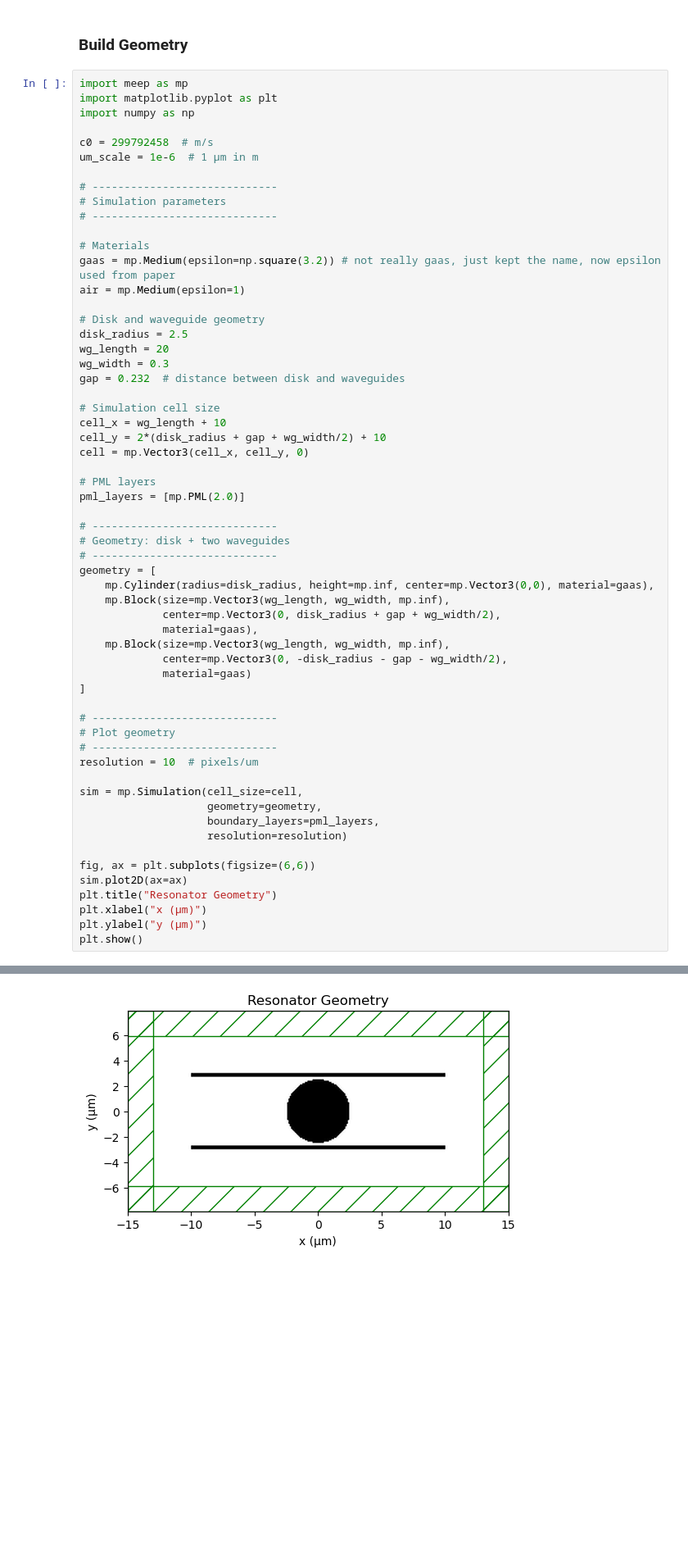
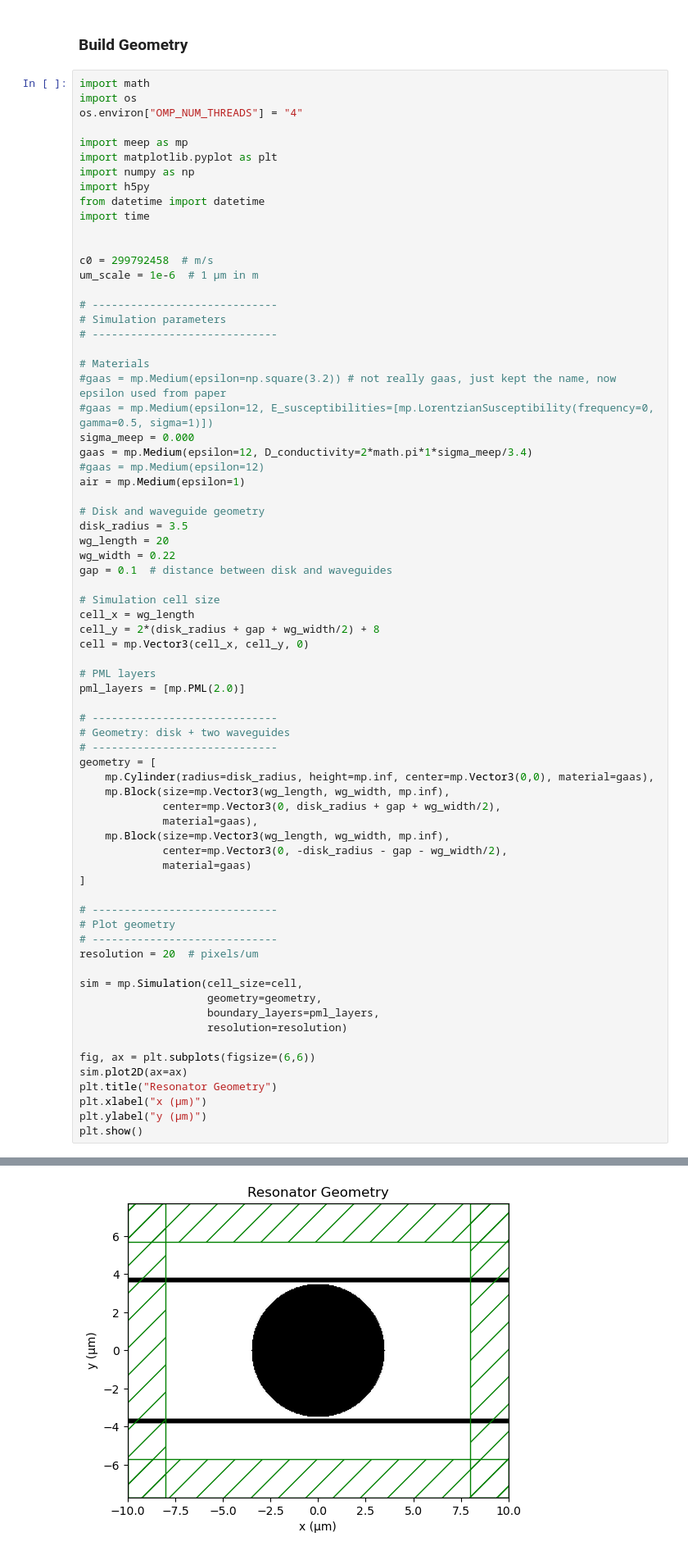
Before and after one commit to Luxchen77/Tunable-Disk-Resonator-Meep-, a Jupyter notebook: meep_clean_sim_waveguide_disk.ipynb, the cells around one changed output, grey strips where cells are left out. Shown at 82% size. Drawn from its saved outputs; the diff is of its cells as text; blank space fills up the shorter version.

```diff
--- a/meep_clean_sim_waveguide_disk.ipynb
+++ b/meep_clean_sim_waveguide_disk.ipynb
@@ -8,9 +3,17 @@ Current Setup: try to reproduce Paper from Hagness - FDTD Microcavity Simulation
 # %% [markdown]
 ### Build Geometry
 # %%
+import math
+import os
+os.environ["OMP_NUM_THREADS"] = "4"
+
 import meep as mp
 import matplotlib.pyplot as plt
 import numpy as np
+import h5py
+from datetime import datetime
+import time
+
 
 c0 = 299792458  # m/s
 um_scale = 1e-6  # 1 µm in m
@@ -20,18 +23,22 @@ um_scale = 1e-6  # 1 µm in m
 # -----------------------------
 
 # Materials
-gaas = mp.Medium(epsilon=np.square(3.2)) # not really gaas, just kept the name, now epsilon used from paper
+#gaas = mp.Medium(epsilon=np.square(3.2)) # not really gaas, just kept the name, now epsilon used from paper
+#gaas = mp.Medium(epsilon=12, E_susceptibilities=[mp.LorentzianSusceptibility(frequency=0, gamma=0.5, sigma=1)])
+sigma_meep = 0.000
+gaas = mp.Medium(epsilon=12, D_conductivity=2*math.pi*1*sigma_meep/3.4)
+#gaas = mp.Medium(epsilon=12)
 air = mp.Medium(epsilon=1)
 
 # Disk and waveguide geometry
-disk_radius = 2.5
+disk_radius = 3.5
 wg_length = 20
-wg_width = 0.3
-gap = 0.232  # distance between disk and waveguides
+wg_width = 0.22
+gap = 0.1  # distance between disk and waveguides
 
 # Simulation cell size
-cell_x = wg_length + 10
-cell_y = 2*(disk_radius + gap + wg_width/2) + 10
+cell_x = wg_length
+cell_y = 2*(disk_radius + gap + wg_width/2) + 8
 cell = mp.Vector3(cell_x, cell_y, 0)
 
 # PML layers
@@ -53,7 +60,7 @@ geometry = [
 # -----------------------------
 # Plot geometry
 # -----------------------------
-resolution = 10  # pixels/um
+resolution = 20  # pixels/um
 
 sim = mp.Simulation(cell_size=cell,
                     geometry=geometry,
@@ -82 +89 @@ Warning: grid volume is not an integer number of pixels; cell size will be round
-[figure, old version]
+[figure, new version]
```
Also changed, not shown: parts of 15 cells of this notebook, 7 other files.
